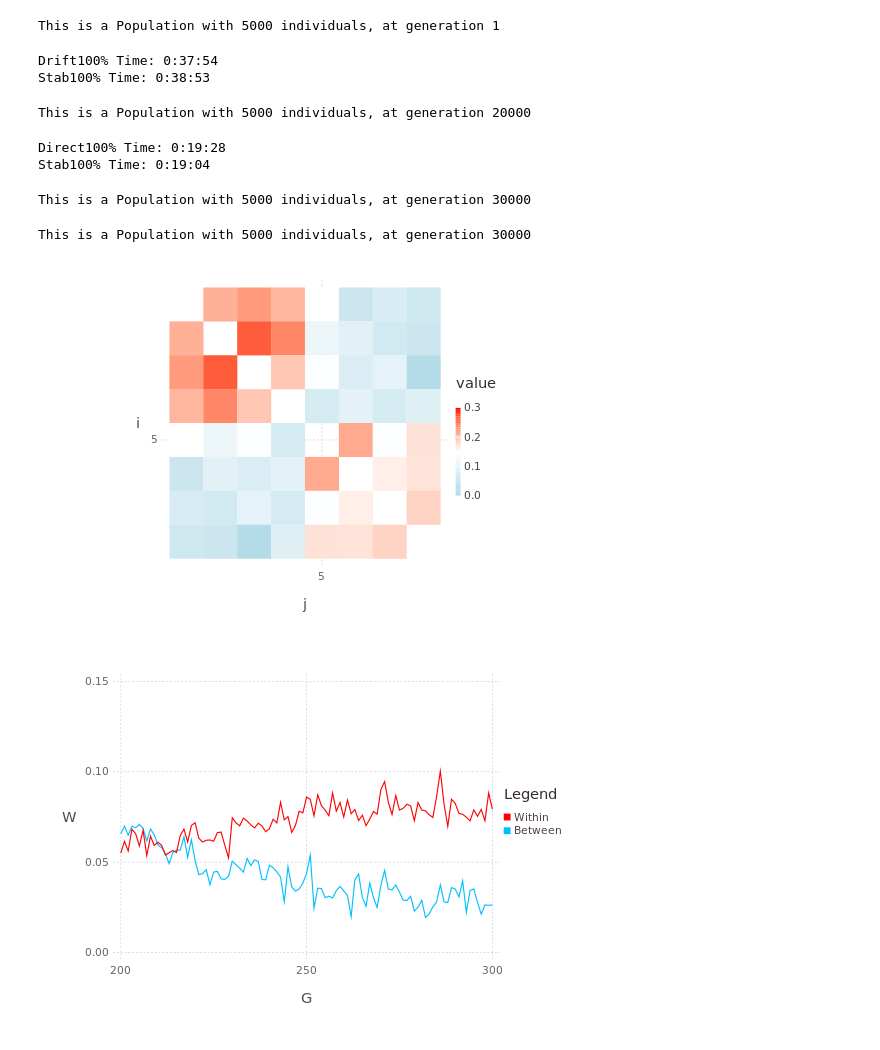
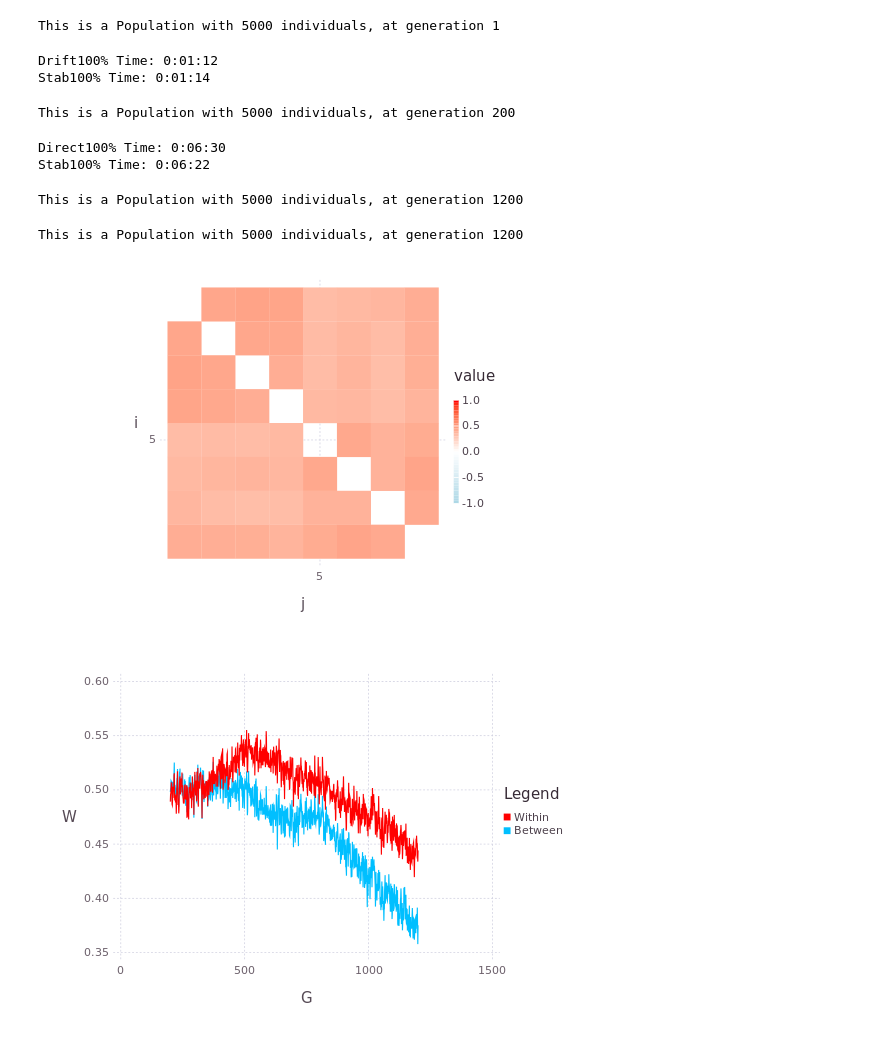
Before and after one commit to diogro/evomod_julia, a Jupyter notebook: evomod_prototype_notebook.ipynb, the cells around one changed output. Drawn from its saved outputs; the diff is of its cells as text; code cells hidden in the pictures.

```diff
--- a/evomod_prototype_notebook.ipynb
+++ b/evomod_prototype_notebook.ipynb
@@ -176,11 +174,11 @@ function cross!(ind_1::Individual, ind_2::Individual, new_ind::Individual,
     rand!(d_uni, alele_1)
     rand!(d_uni, alele_2)
     for locus = range(2, 2, convert(Int64, ind_1.m/2))
-        @inbounds new_ind.y[   locus - 1] = ind_1.y[   (locus - 1) + alele_1[convert(Int64, locus/2)]]
-        @inbounds new_ind.y[   locus]     = ind_2.y[   (locus - 1) + alele_2[convert(Int64, locus/2)]]
-        for(j in range(1, ind_1.p))
-            @inbounds new_ind.b[j, locus - 1] = ind_1.b[j, (locus - 1) + alele_1[convert(Int64, locus/2)]]
-            @inbounds new_ind.b[j, locus]     = ind_2.b[j, (locus - 1) + alele_2[convert(Int64, locus/2)]]
+        new_ind.y[   locus - 1] = ind_1.y[   (locus - 1) + alele_1[convert(Int64, locus/2)]]
+        new_ind.y[   locus]     = ind_2.y[   (locus - 1) + alele_2[convert(Int64, locus/2)]]
+        for j in range(1, ind_1.p)
+            new_ind.b[j, locus - 1] = ind_1.b[j, (locus - 1) + alele_1[convert(Int64, locus/2)]]
+            new_ind.b[j, locus]     = ind_2.b[j, (locus - 1) + alele_2[convert(Int64, locus/2)]]
         end
     end
     new_ind.x = new_ind.b * new_ind.y
@@ -192,7 +190,7 @@ function choose_mates!(pop::Population, mates::Array{Int64, 1})
     l = 1
     for k = 1:pop.n
         if(matings[k] > 0)
-            for(i = 1:matings[k])
+            for i = 1:matings[k]
                 mates[l] = k
                 l = l + 1
             end
@@ -309,7 +307,7 @@ plotSurfacePop (generic function with 1 method)
 # %%
 function run_pop(ind::Individual,
                  n_e::Int64,
-                 selectionRegimes::Array{ASCIIString,1},
+                 selectionRegimes::Array{String,1},
                  regimeGenerations::Array{Int64, 1};
                  theta::Array{Float64, 1} = zeros(Float64, ind.p),
                  delta_theta::Array{Float64, 1} = zeros(Float64, ind.p),
@@ -327,7 +325,7 @@ function run_pop(ind::Individual,
 end
 
 function run_pop(pop::Population,
-                 selectionRegimes::Array{ASCIIString,1},
+                 selectionRegimes::Array{String,1},
                  regimeGenerations::Array{Int64, 1};
                  theta::Array{Float64, 1} = pop.surface.μ,
                  delta_theta::Array{Float64, 1} = zeros(Float64, ind.p),
@@ -383,13 +381,13 @@ This is a Population with 5000 individuals, at generation 1
 omega_var = 10
 diag_omega = diagm(omega_var*ones(Float64, ind.p))
 
-burnin_pop = run_pop(ind, n_e, ["Drift", "Stab"], [10000, 10000]; omega = diag_omega, thin = 100)
+burnin_pop = run_pop(ind, n_e, ["Drift", "Stab"], [100, 100]; omega = diag_omega, thin = 1)
 # %% [output]
-Drift100% Time: 0:37:54
-Stab100% Time: 0:38:53
+Drift100% Time: 0:01:12
+Stab100% Time: 0:01:14
-This is a Population with 5000 individuals, at generation 20000
+This is a Population with 5000 individuals, at generation 200
 # %%
-delta_theta_speed = 40/10000
+delta_theta_speed = 20/1000
 delta_theta = delta_theta_speed * [ones(Float64, Int64(ind.p/2)); -1 * ones(Float64, Int64(ind.p/2))]
 
 omega_var = 10
@@ -397,34 +395,34 @@ omega = twoModuleMatrix(omega_var*ones(Float64, ind.p), 0.8, 0.8)
 
 direct_pop = copy(burnin_pop)
 direct_pop.moments = burnin_pop.moments
-direct_pop = run_pop(direct_pop, ["Direct", "Stab"], [5000, 5000];
-                     delta_theta = delta_theta, omega = omega, thin = 100)
+direct_pop = run_pop(direct_pop, ["Direct", "Stab"], [500, 500];
+                     delta_theta = delta_theta, omega = omega, thin = 1)
 # %% [output]
-Direct100% Time: 0:19:28
-Stab100% Time: 0:19:04
+Direct100% Time: 0:06:30
+Stab100% Time: 0:06:22
-This is a Population with 5000 individuals, at generation 30000
+This is a Population with 5000 individuals, at generation 1200
 # %%
 pop = direct_pop
 # %% [output]
-This is a Population with 5000 individuals, at generation 30000
+This is a Population with 5000 individuals, at generation 1200
 # %%
 using Colors
 
 a = copy(pop.moments[end]["corrG"])
 [a[i, i] = NaN for i in 1:size(a)[1]]
 spy(a, Scale.ContinuousColorScale(Scale.lab_gradient(colorant"lightblue",
                                                      colorant"white",
-                                                     colorant"red"), minvalue=0.05, maxvalue=0.3))
+                                                     colorant"red"), minvalue=-1, maxvalue=1))
 # %% [output]
-[figure, old version]
+[figure, new version]
 # %%
 n = length(pop.moments)
-df = DataFrame(W = [mean(AVGcorr(pop.moments[i]["corrP"])[1]) for i in 200:n],
-               B = [AVGcorr(pop.moments[i]["corrP"])[2] for i in 200:n],
+df = DataFrame(W = [mean(AVGcorr(pop.moments[i]["corrG"])[1]) for i in 200:n],
+               B = [AVGcorr(pop.moments[i]["corrG"])[2] for i in 200:n],
                G = collect(200:n) )
 plot(df, layer(y="W", x="G", Geom.line, Theme(default_color=colorant"red")),
          layer(y="B", x="G", Geom.line),
 Guide.manual_color_key("Legend", ["Within", "Between"], ["red", "deepskyblue"]))
 # %% [output]
-[figure, old version]
+[figure, new version]
 # %%
```
Also changed, not shown: parts of 7 cells of this notebook.
